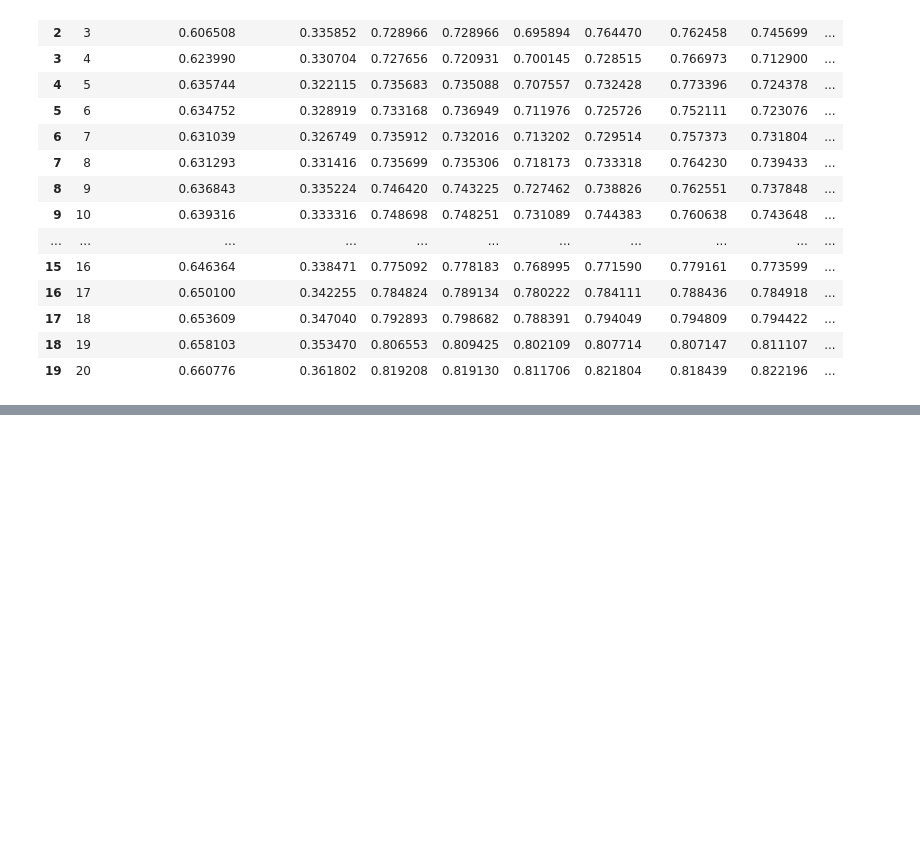
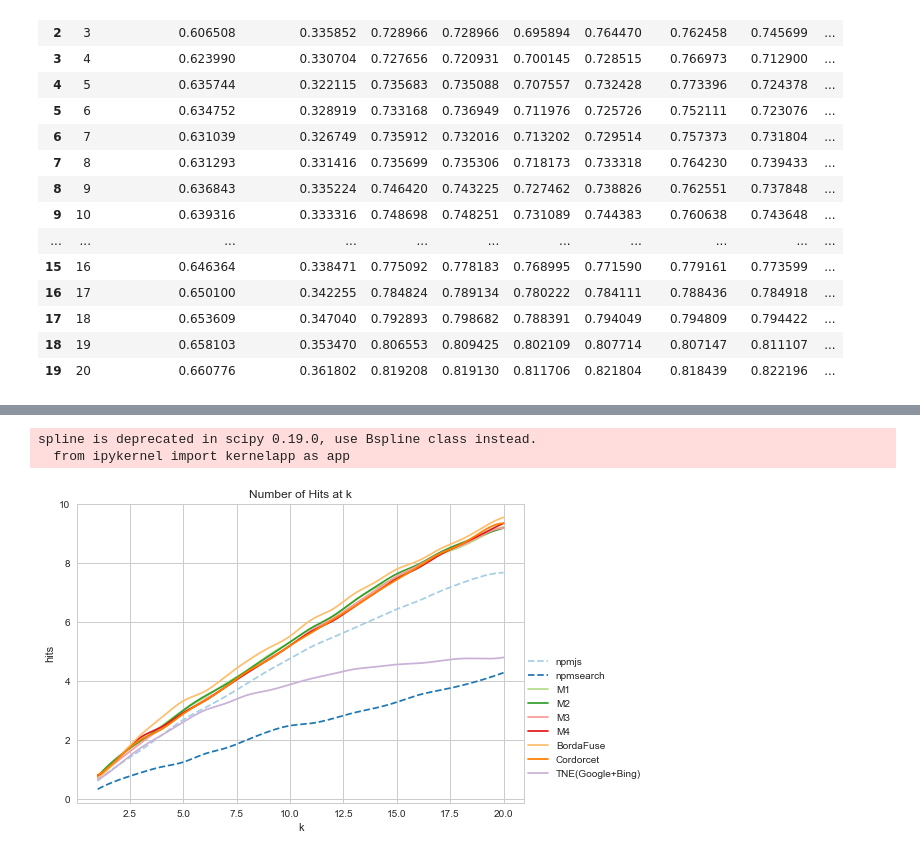
Before and after one commit to bravesoftdz/NPMRetrivalEngine, a Jupyter notebook: notebooks/ShowResults.ipynb, the cells around one changed output, grey strips where cells are left out. Cells and saved outputs as stored; diff of their text form; code cells hidden in the pictures; blank space fills up the shorter version.

```diff
--- a/notebooks/ShowResults.ipynb
+++ b/notebooks/ShowResults.ipynb
@@ -461,0 +379,21 @@ dtype: float64
+# %%
+#PDFs PARA EL PAPER
+
+sns.set_style("whitegrid")
+sns.set_palette(sns.color_palette("Paired",10))
+
+for searcher in range(arr_searchers.size):
+    plplotk(pl,arr_searchers[searcher],dataframe_hits)
+
+pl.xlabel('k')
+pl.ylabel('hits')
+#pl.ylim([0.0, 21.05])
+# pl.xlim([1, 20])
+pl.title('Number of Hits at k')
+pl.legend(loc=2, bbox_to_anchor=(1, 0.5),borderaxespad=0.)
+pl.savefig("img/hitscurve.pdf",  bbox_inches='tight', pad_inches=0.1)
+pl.show()
+# %% [output]
+spline is deprecated in scipy 0.19.0, use Bspline class instead.
+  from ipykernel import kernelapp as app
+[figure, added]
```
Also changed, not shown: parts of 24 cells of this notebook, 12 other files.
